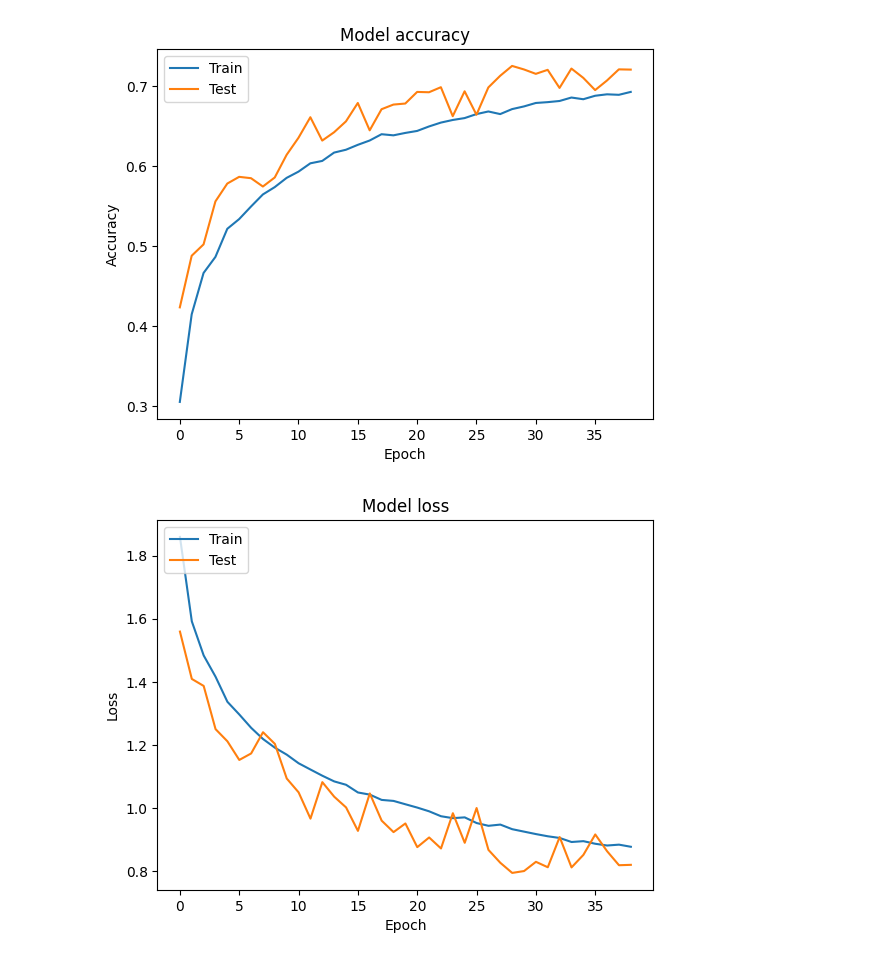
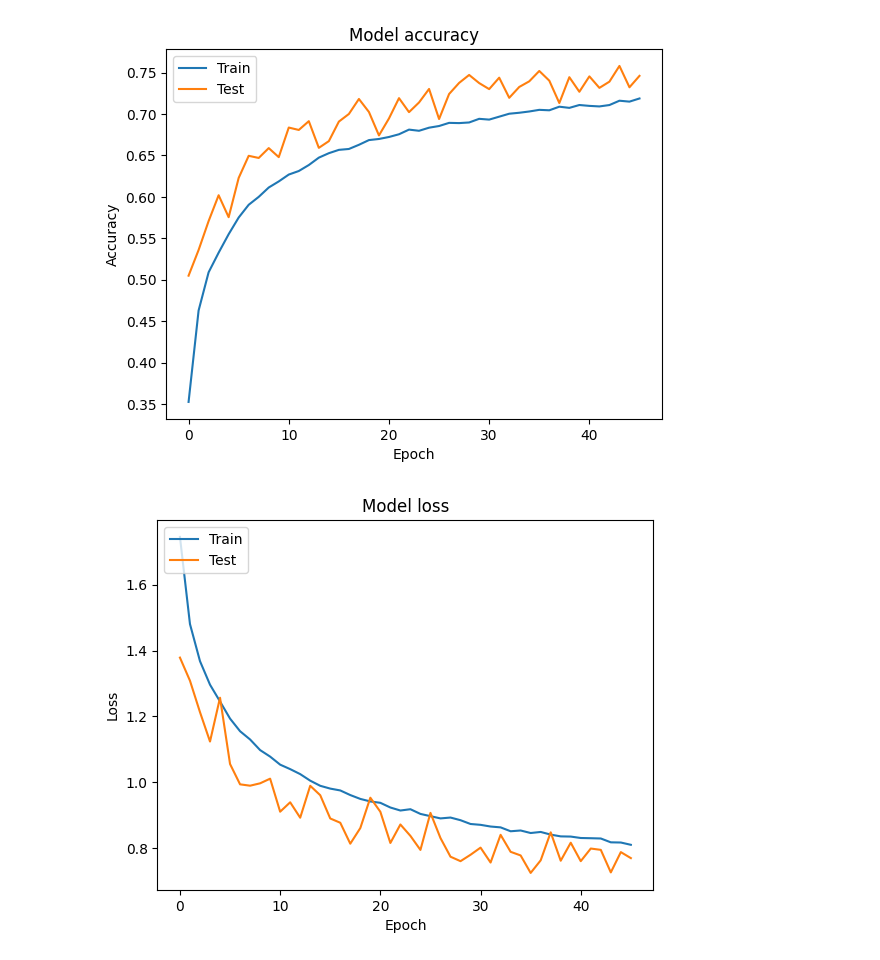
Before and after one commit to b10902026-jimmy/cifar-10_image_classification, a Jupyter notebook: CIFAR-10_Model_Analysis.ipynb, the cells around one changed output. Cells and saved outputs as stored; diff of their text form; code cells hidden in the pictures.

Commit message:
update batch size from 128 to 32 to make testing better

```diff
--- a/CIFAR-10_Model_Analysis.ipynb
+++ b/CIFAR-10_Model_Analysis.ipynb
@@ -75,7 +60,7 @@ checkpoint = ModelCheckpoint('best_model.h5', save_best_only=True)
 early_stop = EarlyStopping(patience=10)
 # %%
 # Train the model
-history = model.fit(datagen.flow(x_train, y_train, batch_size=128),
+history = model.fit(datagen.flow(x_train, y_train, batch_size=32),
                     epochs=50,
                     validation_data=(x_test, y_test),
                     callbacks=[checkpoint, early_stop])
@@ -111,10 +92,6 @@ Test accuracy: 0.7204999923706055, Test loss: 0.8195769786834717
 # %%
 # Check if history object is created
 if history is not None:
-    # Evaluate the model
-    test_loss, test_acc = model.evaluate(x_test, y_test)
-    print(f"Test accuracy: {test_acc}, Test loss: {test_loss}")
-
     # Plot training & validation accuracy values
     plt.plot(history.history['accuracy'])
     plt.plot(history.history['val_accuracy'])
@@ -138,2 +117,2 @@ else:
-[figure, old version]
+[figure, new version]
-[figure, old version]
+[figure, new version]
```
Also changed, not shown: parts of 5 cells of this notebook, 1 other file.
